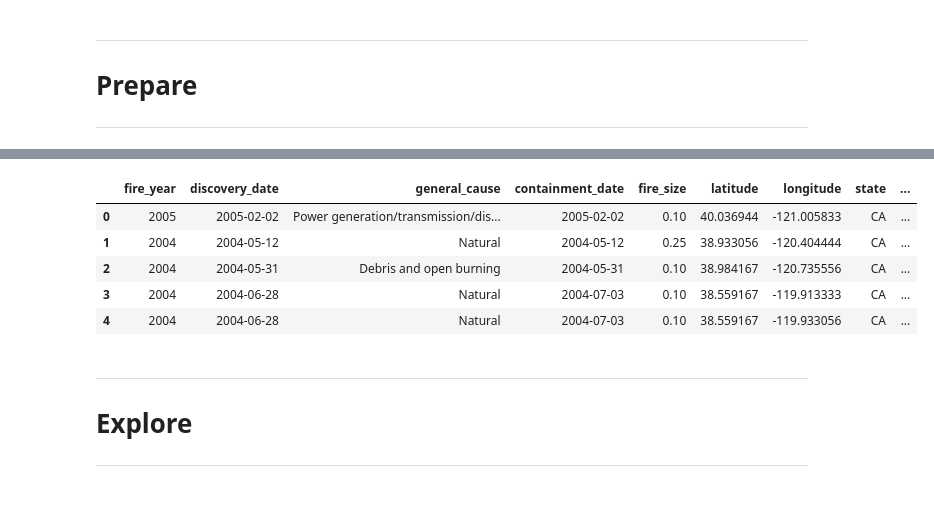
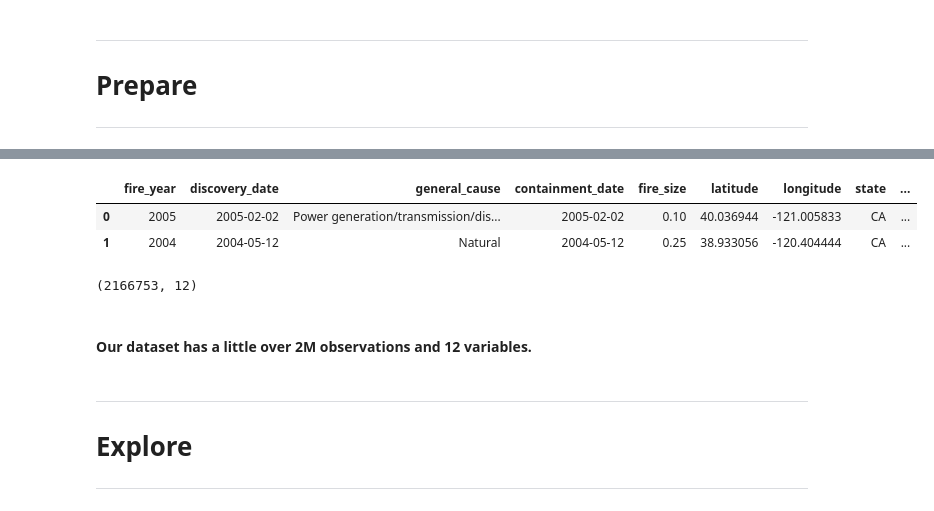
Before and after one commit to Dames-Researching-Flames/Sound-the-Alarm, a Jupyter notebook: Final_Report.ipynb, the cells around one changed output, grey strips where cells are left out. Drawn from its saved outputs; the diff is of its cells as text; code cells hidden in the pictures.

```diff
--- a/Final_Report.ipynb
+++ b/Final_Report.ipynb
@@ -92,14 +96,17 @@ Now that we had the columns we wanted to keep, it was time to make sure they wer
 Here is what our cleaned dataframe looked like:
 # %%
 df = wrangle_fires()
-df.head()
+df.head(2)
 # %% [output]
 |  | fire_year | discovery_date | general_cause | containment_date | fire_size | latitude | longitude | state | ... |
 | 0 | 2005 | 2005-02-02 | Power generation/transmission/dis... | 2005-02-02 | 0.10 | 40.036944 | -121.005833 | CA | ... |
 | 1 | 2004 | 2004-05-12 | Natural | 2004-05-12 | 0.25 | 38.933056 | -120.404444 | CA | ... |
-| 2 | 2004 | 2004-05-31 | Debris and open burning | 2004-05-31 | 0.10 | 38.984167 | -120.735556 | CA | ... |
-| 3 | 2004 | 2004-06-28 | Natural | 2004-07-03 | 0.10 | 38.559167 | -119.913333 | CA | ... |
-| 4 | 2004 | 2004-06-28 | Natural | 2004-07-03 | 0.10 | 38.559167 | -119.933056 | CA | ... |
+# %%
+df.shape
+# %% [output]
+(2166753, 12)
+# %% [markdown]
+#### Our dataset has a little over 2M observations and 12 variables.
 # %% [markdown]
 ---
 # Explore
```
Also changed, not shown: parts of 159 cells of this notebook, 2 other files.
